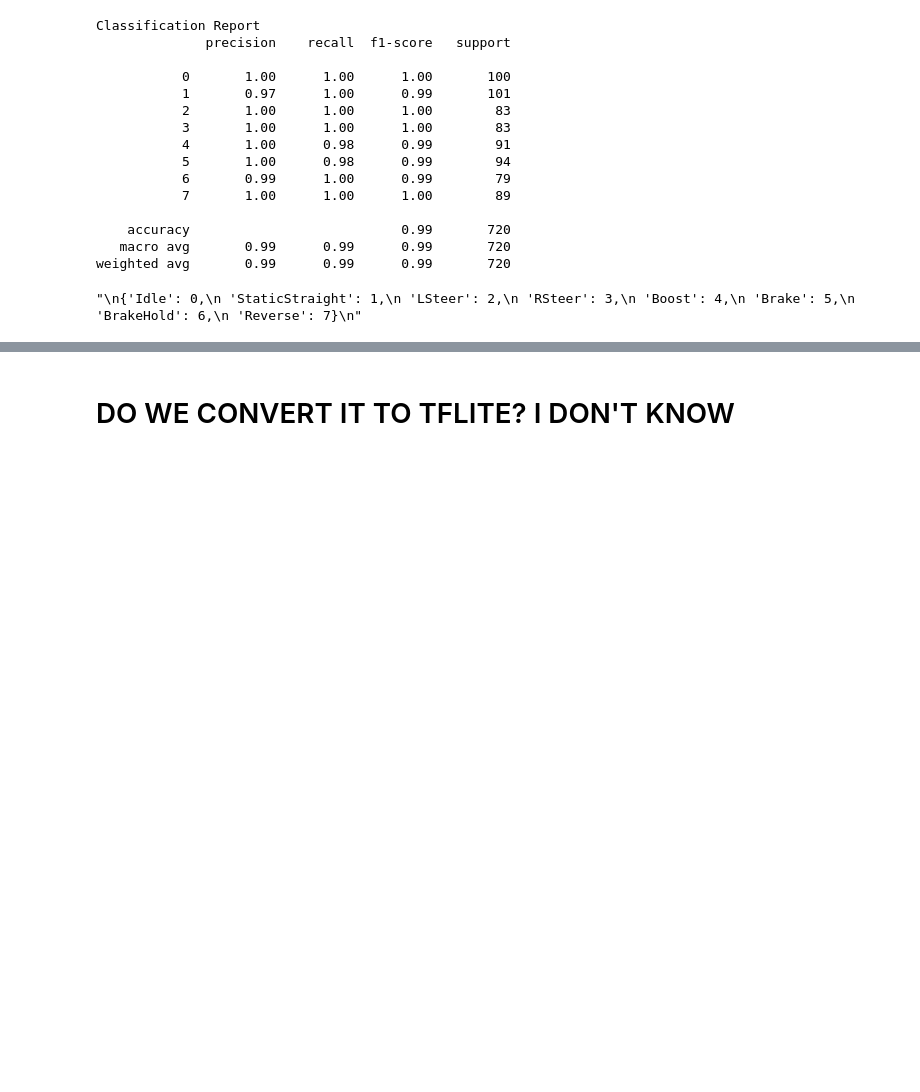
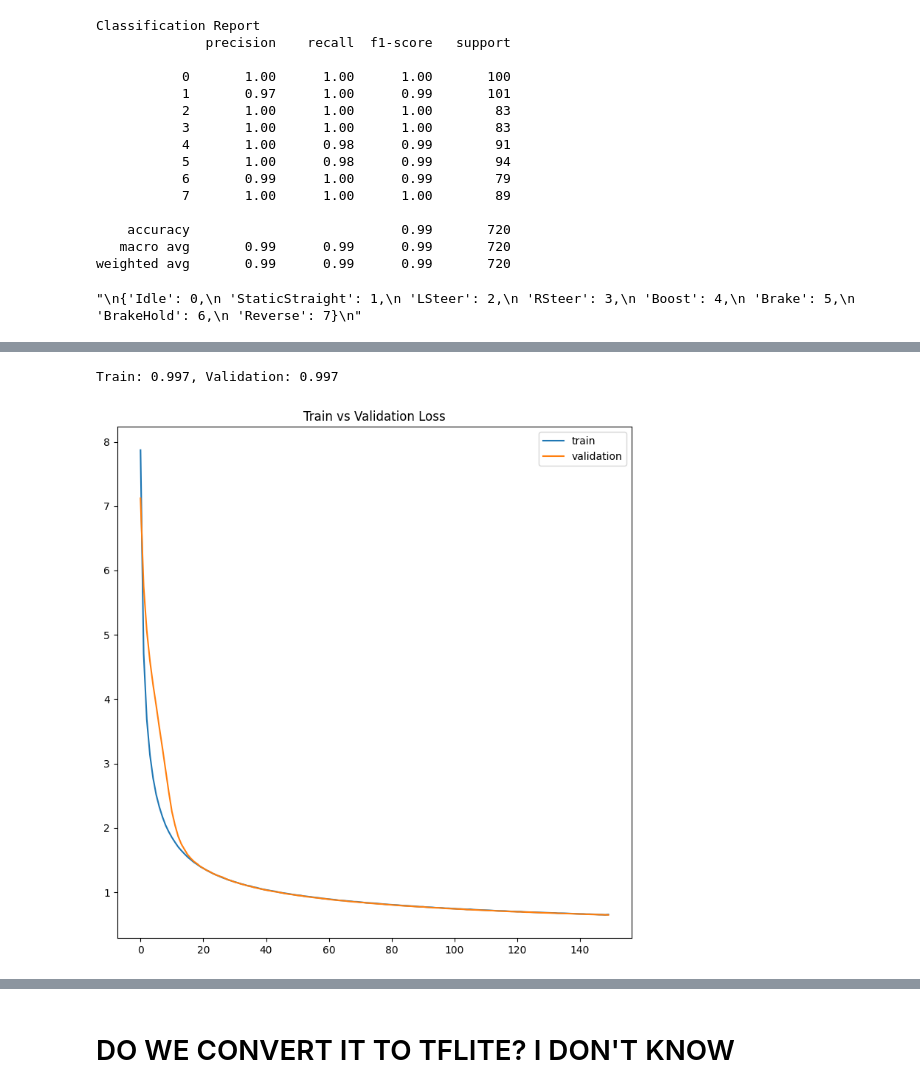
Before and after one commit to yuurichan/Racing-Game-Dynamic-GestRec, a Jupyter notebook: Mediapipe Holistics LSTM Test-Training.ipynb, the cells around one changed output, grey strips where cells are left out. Cells and saved outputs as stored; diff of their text form; code cells hidden in the pictures; blank space fills up the shorter version.

```diff
--- a/Mediapipe Holistics LSTM Test-Training.ipynb
+++ b/Mediapipe Holistics LSTM Test-Training.ipynb
@@ -3561,3 +3584,10 @@ with open("models/_5f-history_7.pkl", "rb") as f:
+# %%
+# 3rd take
+import pickle as pkl
+
+# with open("models/history_3.pkl", "wb") as f:
+with open("models/_5f-history_7_(3).pkl", "wb") as f:
+    pkl.dump(history_7_5f, f)
 # %% [markdown]
 Based on https://ajec.smartsociety.org/wp-content/uploads/2023/01/5.pdf
 
@@ -5104,7 +5134,7 @@ model_7_5f = tf.keras.models.load_model("models/_7-5f-lstm_model_7.keras")
 # %%
 import tensorflow as tf
 
-with open("models/_5f-history_7.pkl", "rb") as f:
+with open("models/_5f-history_7_(1).pkl", "rb") as f:
     history_7_5f = pkl.load(f)
 # %%
 import matplotlib.pyplot as plt
@@ -5193,0 +5240,26 @@ weighted avg       0.99      0.99      0.99       720
+# %%
+# Do compile it first on the Models section
+model_7_5f = tf.keras.models.load_model("models/_7-5f-lstm_model_7_(2).keras")
+# %%
+import tensorflow as tf
+
+with open("models/_5f-history_7_(2).pkl", "rb") as f:
+    history_7_5f = pkl.load(f)
+# %%
+import matplotlib.pyplot as plt
+
+# evaluate the model
+_, train_acc = model_7_5f.evaluate(X_train_, y_train_, verbose=0)
+_, val_acc = model_7_5f.evaluate(X_val_, y_val_, verbose=0)
+print('Train: %.3f, Validation: %.3f' % (train_acc, val_acc))
+
+# plot loss history
+plt.figure(figsize=(9,9))
+plt.plot(history_7_5f.history['loss'], label='train')
+plt.plot(history_7_5f.history['val_loss'], label='validation')
+plt.title('Train vs Validation Loss')
+plt.legend()
+plt.show()
+# %% [output]
+Train: 0.997, Validation: 0.997
+[figure, added]
```
Also changed, not shown: parts of 13 cells of this notebook, 22 other files.
